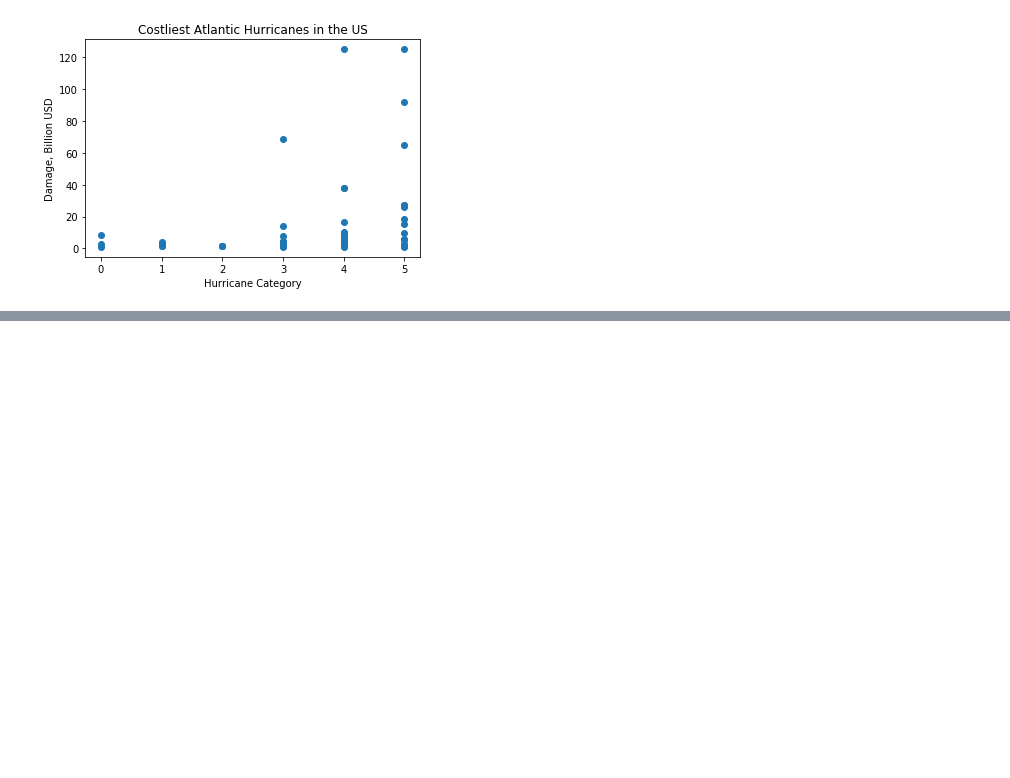
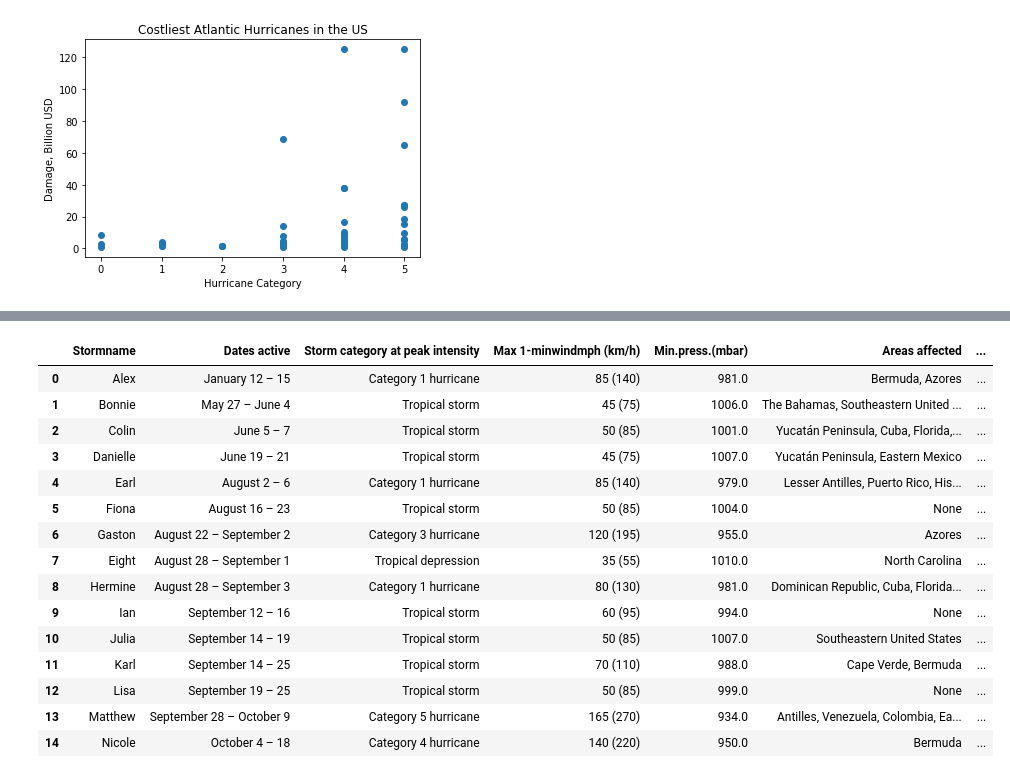
Before and after one commit to adamsxs/metis_project_02, a Jupyter notebook: weather_regression/Billion Dollar Scraping.ipynb, the cells around one changed output, grey strips where cells are left out. Drawn from its saved outputs; the diff is of its cells as text; code cells hidden in the pictures; blank space fills up the shorter version.

Commit message:
scraped hurricane cost data

```diff
--- a/weather_regression/Billion Dollar Scraping.ipynb
+++ b/weather_regression/Billion Dollar Scraping.ipynb
@@ -186,0 +194,22 @@ Text(0.5,1,'Costliest Atlantic Hurricanes in the US')
+# %%
+year = '2015'
+url = 'https://en.wikipedia.org/wiki/'+year+'_Atlantic_hurricane_season'
+tables = pd.read_html(url, header = 0)
+tables[-5].iloc[:-2].head(15)
+# %% [output]
+|  | Stormname | Dates active | Storm category at peak intensity | Max 1-minwindmph (km/h) | Min.press.(mbar) | Areas affected | ... |
+| 0 | Alex | January 12 – 15 | Category 1 hurricane | 85 (140) | 981.0 | Bermuda, Azores | ... |
+| 1 | Bonnie | May 27 – June 4 | Tropical storm | 45 (75) | 1006.0 | The Bahamas, Southeastern United ... | ... |
+| 2 | Colin | June 5 – 7 | Tropical storm | 50 (85) | 1001.0 | Yucatán Peninsula, Cuba, Florida,... | ... |
+| 3 | Danielle | June 19 – 21 | Tropical storm | 45 (75) | 1007.0 | Yucatán Peninsula, Eastern Mexico | ... |
+| 4 | Earl | August 2 – 6 | Category 1 hurricane | 85 (140) | 979.0 | Lesser Antilles, Puerto Rico, His... | ... |
+| 5 | Fiona | August 16 – 23 | Tropical storm | 50 (85) | 1004.0 | None | ... |
+| 6 | Gaston | August 22 – September 2 | Category 3 hurricane | 120 (195) | 955.0 | Azores | ... |
+| 7 | Eight | August 28 – September 1 | Tropical depression | 35 (55) | 1010.0 | North Carolina | ... |
+| 8 | Hermine | August 28 – September 3 | Category 1 hurricane | 80 (130) | 981.0 | Dominican Republic, Cuba, Florida... | ... |
+| 9 | Ian | September 12 – 16 | Tropical storm | 60 (95) | 994.0 | None | ... |
+| 10 | Julia | September 14 – 19 | Tropical storm | 50 (85) | 1007.0 | Southeastern United States | ... |
+| 11 | Karl | September 14 – 25 | Tropical storm | 70 (110) | 988.0 | Cape Verde, Bermuda | ... |
+| 12 | Lisa | September 19 – 25 | Tropical storm | 50 (85) | 999.0 | None | ... |
+| 13 | Matthew | September 28 – October 9 | Category 5 hurricane | 165 (270) | 934.0 | Antilles, Venezuela, Colombia, Ea... | ... |
+| 14 | Nicole | October 4 – 18 | Category 4 hurricane | 140 (220) | 950.0 | Bermuda | ... |
```
Also changed, not shown: parts of 17 cells of this notebook, 3 other files.
